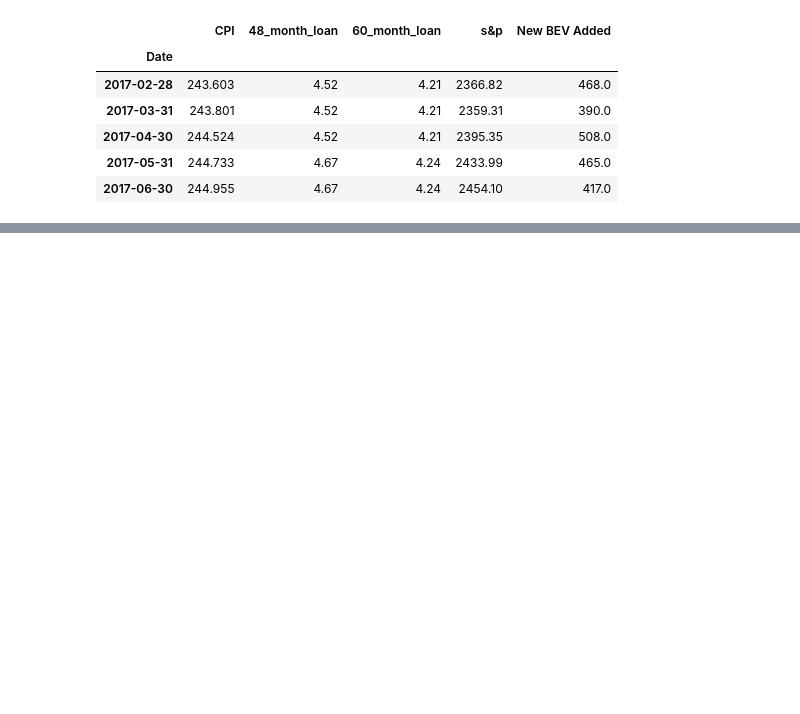
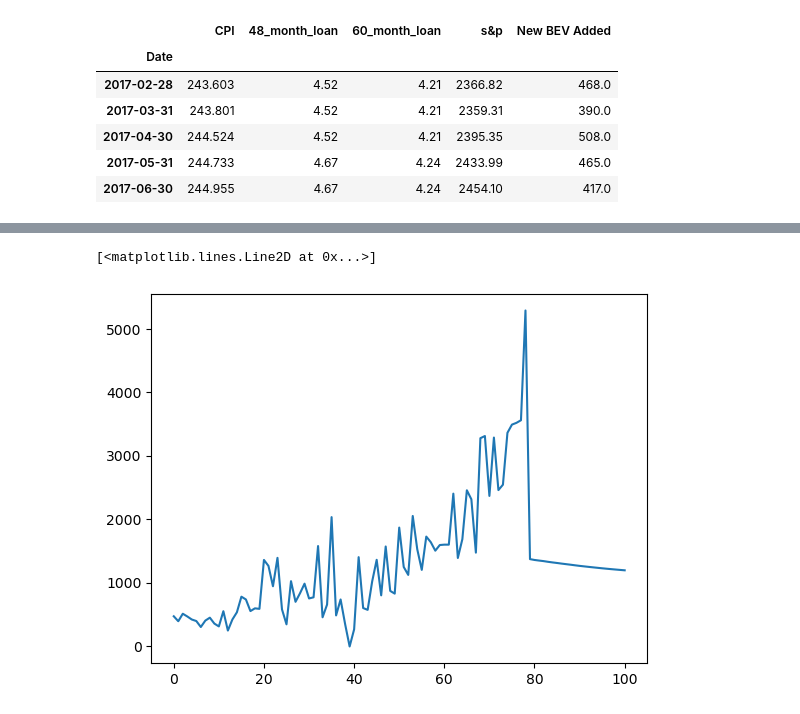
Before and after one commit to bamarasingam/BEV-growth-washington, a Jupyter notebook: Notebooks/Modelling/MultivariateTimeSeriesVAR.ipynb, the cells around one changed output, grey strips where cells are left out. Cells and saved outputs as stored; diff of their text form; code cells hidden in the pictures; blank space fills up the shorter version.

```diff
--- a/Notebooks/Modelling/MultivariateTimeSeriesVAR.ipynb
+++ b/Notebooks/Modelling/MultivariateTimeSeriesVAR.ipynb
@@ -593,0 +594,8 @@ len(test_df)
+# %%
+#Combining dataframes and plotting actual with predicted
+combined_df = pd.concat([gg, predictions], ignore_index=True)
+
+plt.plot(combined_df.index, combined_df['New BEV Added'], label='Stacked Data')
+# %% [output]
+[<matplotlib.lines.Line2D at 0x...>]
+[figure, added]
```
Also changed, not shown: parts of 19 cells of this notebook, 3 other files.
